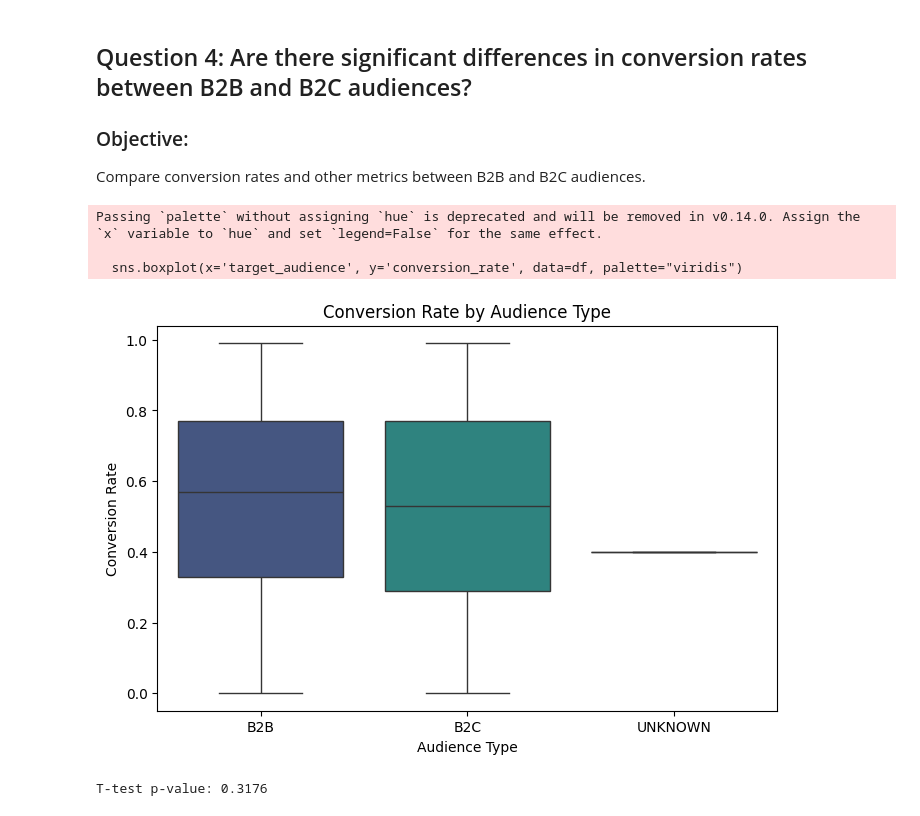
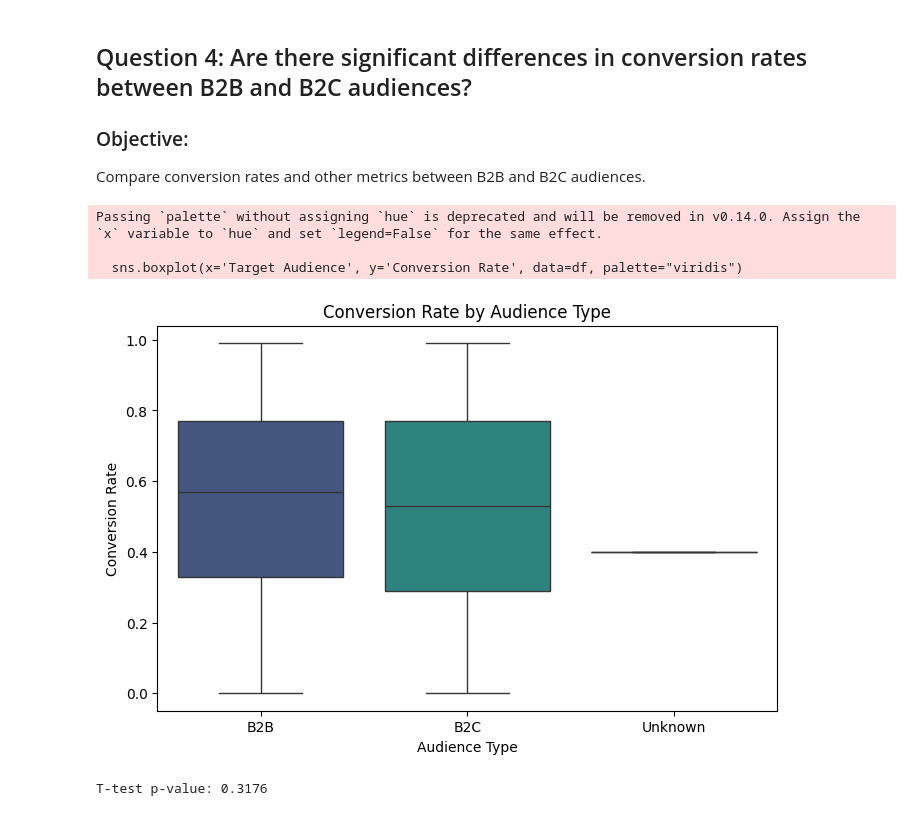
Before and after one commit to patriciajaquez/marketing_campaigns_analysis, a Jupyter notebook: notebooks/eda.ipynb, the cells around one changed output. Saved outputs shown, nothing was run; the diff lists cells and outputs as text; code cells hidden in the pictures.

```diff
--- a/notebooks/eda.ipynb
+++ b/notebooks/eda.ipynb
@@ -268,16 +268,16 @@ Compare conversion rates and other metrics between B2B and B2C audiences.
 # %%
 # Boxplot of conversion rate by audience type
 plt.figure(figsize=(8, 5))
-sns.boxplot(x='target_audience', y='conversion_rate', data=df, palette="viridis")
+sns.boxplot(x='Target Audience', y='Conversion Rate', data=df, palette="viridis")
 plt.title("Conversion Rate by Audience Type")
 plt.xlabel("Audience Type")
 plt.ylabel("Conversion Rate")
 plt.show()
 # %% [output]
 Passing `palette` without assigning `hue` is deprecated and will be removed in v0.14.0. Assign the `x` variable to `hue` and set `legend=False` for the same effect.
 
-  sns.boxplot(x='target_audience', y='conversion_rate', data=df, palette="viridis")
+  sns.boxplot(x='Target Audience', y='Conversion Rate', data=df, palette="viridis")
-[figure, old version]
+[figure, new version]
 # %%
 # Statistical Test
 # t-test or Mann-Whitney U, to check if conversion rates are significantly different
```
Also changed, not shown: parts of 15 cells of this notebook, 3 other files.
